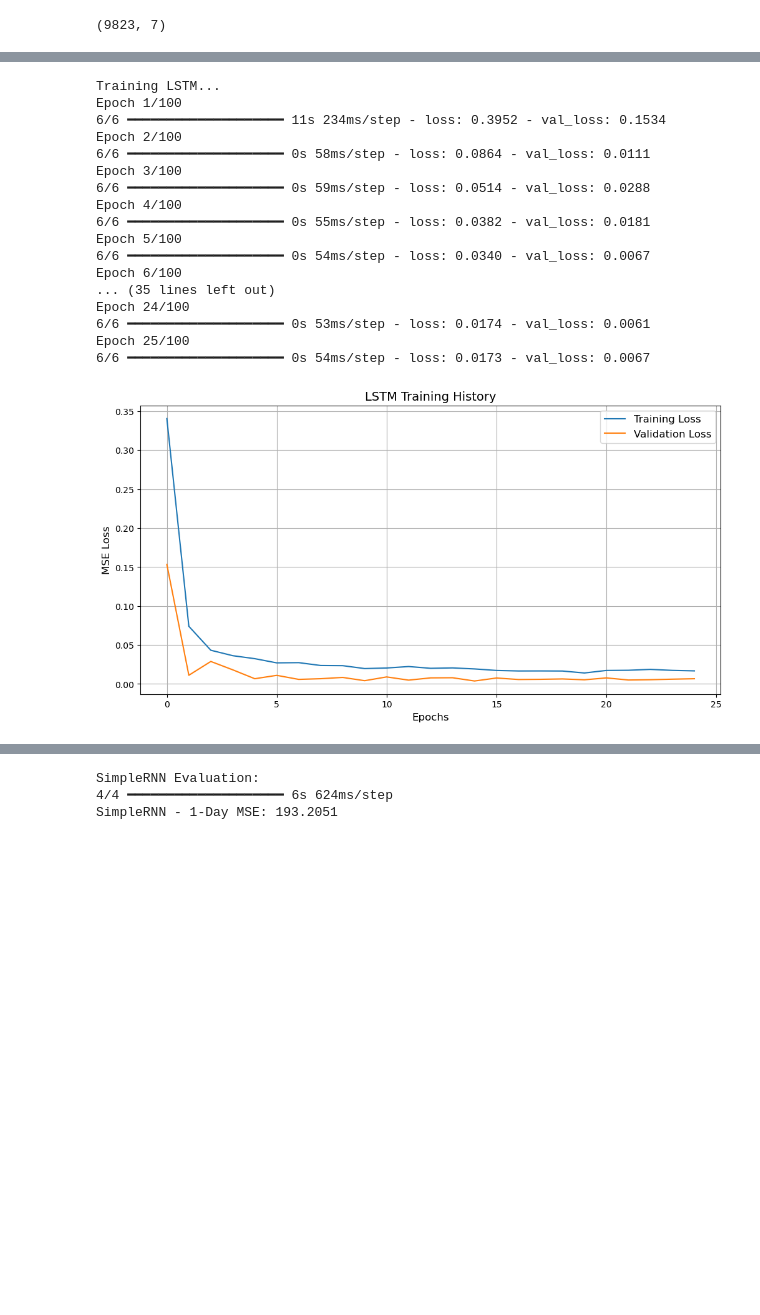
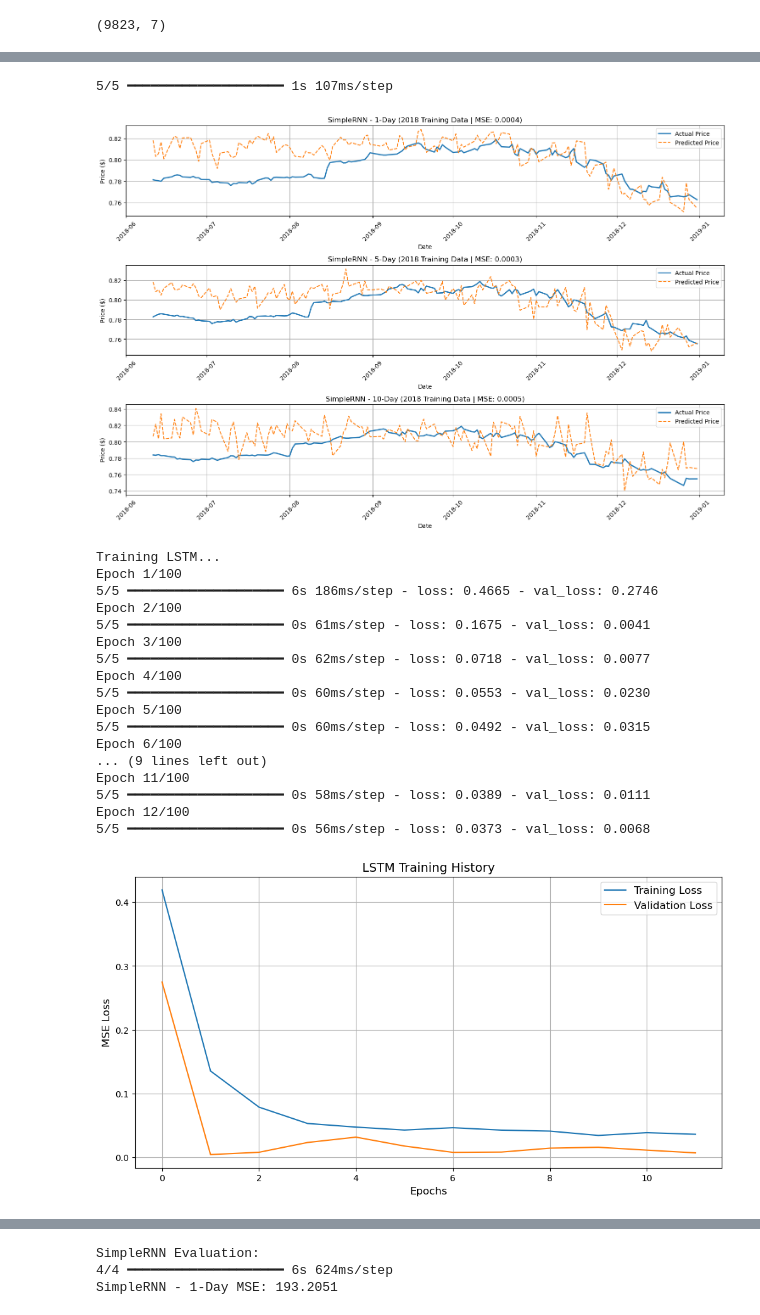
Before and after one commit to Kritika1996/Apple-Stock-Price-Prediction, a Jupyter notebook: Apple stock Final project.ipynb, the cells around one changed output, grey strips where cells are left out. Drawn from its saved outputs; the diff is of its cells as text; code cells hidden in the pictures; blank space fills up the shorter version.

```diff
--- a/Apple stock Final project.ipynb
+++ b/Apple stock Final project.ipynb
@@ -193,19 +223,18 @@ def build_lstm_model(input_shape):
     return model
 # %%
 # Train Models
-def train_and_visualize(model, X_train, y_train, X_test, y_test, model_name):
+def evaluate_training_performance(model, X_train_scaled, y_train_actual, train_dates, X_test, y_test, scaler, model_name):
     early_stop = EarlyStopping(monitor='val_loss', patience=10, restore_best_weights=True)
 
     history = model.fit(
-        X_train, y_train,
+        X_train_scaled, y_train_actual,
         validation_data=(X_test, y_test),
         epochs=100,
         batch_size=32,
         callbacks=[early_stop],
         verbose=1
     )
-
-    # Plot training history
+     # Plot training history
     plt.figure(figsize=(12, 6))
     plt.plot(history.history['loss'], label='Training Loss')
     plt.plot(history.history['val_loss'], label='Validation Loss')
@@ -216,7 +245,34 @@ def train_and_visualize(model, X_train, y_train, X_test, y_test, model_name):
     plt.grid(True)
     plt.show()
 
-    return model
+    # Generate predictions
+    y_pred_scaled = model.predict(X_train_scaled)
+
+    # Inverse scaling
+    y_train_actual_unscaled = scaler.inverse_transform(y_train_actual.reshape(-1, 1)).reshape(y_train_actual.shape)
+    y_pred_actual_unscaled = scaler.inverse_transform(y_pred_scaled.reshape(-1, 1)).reshape(y_pred_scaled.shape)
+
+    horizons = ['1-Day', '5-Day', '10-Day']
+
+    # Plot for each horizon
+    plt.figure(figsize=(15, 10))
+    for i, horizon in enumerate(horizons):
+        plt.subplot(3, 1, i+1)
+        plt.plot(train_dates, y_train_actual_unscaled[:, i], label='Actual Price', linewidth=2)
+        plt.plot(train_dates, y_pred_actual_unscaled[:, i], label='Predicted Price', linestyle='--')
+
+        # Calculate MSE
+        mse = mean_squared_error(y_train_actual_unscaled[:, i], y_pred_actual_unscaled[:, i])
+
+        plt.title(f'{model_name} - {horizon} (2018 Training Data | MSE: {mse:.4f})', fontsize=12)
+        plt.xlabel('Date', fontsize=10)
+        plt.ylabel('Price ($)', fontsize=10)
+        plt.legend()
+        plt.grid(True)
+        plt.xticks(rotation=45)
+
+    plt.tight_layout()
+    plt.show()
 # %%
 # Evaluation with dates
 def evaluate_model(model, X_test, y_test, test_dates, scaler, model_name):
@@ -290,17 +346,17 @@ def plot_comparison(rnn_results, lstm_results):
 # Main execution
 if __name__ == "__main__":
     # Initialize models
-    input_shape = (X_train.shape[1], X_train.shape[2])  # (seq_length=100, features=1)
+    input_shape = (X_train_scaled.shape[1],1)  # (seq_length=100, features=1)
 
     rnn_model = build_rnn_model(input_shape)
     lstm_model = build_lstm_model(input_shape)
 
     # Train and visualize
     print("Training RNN...")
-    rnn_model = train_and_visualize(rnn_model, X_train, y_train, X_test, y_test, "SimpleRNN")
+    rnn_model = evaluate_training_performance(rnn_model, X_train_scaled, y_train_actual, train_dates, X_test,y_test,scaler, "SimpleRNN")
 
     print("\nTraining LSTM...")
-    lstm_model = train_and_visualize(lstm_model, X_train, y_train, X_test, y_test, "LSTM")
+    lstm_model = evaluate_training_performance(lstm_model, X_train_scaled, y_train_actual,train_dates,X_test,y_test, scaler, "LSTM")
 # %% [output]
 Training RNN...
 Epoch 1/100
@@ -323,18 +379,20 @@ Epoch 35/100
-Training LSTM...
-Epoch 1/100
-6/6 ━━━━━━━━━━━━━━━━━━━━ 11s 234ms/step - loss: 0.3952 - val_loss: 0.1534
-Epoch 2/100
-6/6 ━━━━━━━━━━━━━━━━━━━━ 0s 58ms/step - loss: 0.0864 - val_loss: 0.0111
-Epoch 3/100
-6/6 ━━━━━━━━━━━━━━━━━━━━ 0s 59ms/step - loss: 0.0514 - val_loss: 0.0288
-Epoch 4/100
-6/6 ━━━━━━━━━━━━━━━━━━━━ 0s 55ms/step - loss: 0.0382 - val_loss: 0.0181
-Epoch 5/100
-6/6 ━━━━━━━━━━━━━━━━━━━━ 0s 54ms/step - loss: 0.0340 - val_loss: 0.0067
-Epoch 6/100
-... (35 lines left out)
-Epoch 24/100
-6/6 ━━━━━━━━━━━━━━━━━━━━ 0s 53ms/step - loss: 0.0174 - val_loss: 0.0061
-Epoch 25/100
-6/6 ━━━━━━━━━━━━━━━━━━━━ 0s 54ms/step - loss: 0.0173 - val_loss: 0.0067
+5/5 ━━━━━━━━━━━━━━━━━━━━ 1s 107ms/step
-[figure, old version]
+[figure, new version]
+Training LSTM...
+Epoch 1/100
+5/5 ━━━━━━━━━━━━━━━━━━━━ 6s 186ms/step - loss: 0.4665 - val_loss: 0.2746
+Epoch 2/100
+5/5 ━━━━━━━━━━━━━━━━━━━━ 0s 61ms/step - loss: 0.1675 - val_loss: 0.0041
+Epoch 3/100
+5/5 ━━━━━━━━━━━━━━━━━━━━ 0s 62ms/step - loss: 0.0718 - val_loss: 0.0077
+Epoch 4/100
+5/5 ━━━━━━━━━━━━━━━━━━━━ 0s 60ms/step - loss: 0.0553 - val_loss: 0.0230
+Epoch 5/100
+5/5 ━━━━━━━━━━━━━━━━━━━━ 0s 60ms/step - loss: 0.0492 - val_loss: 0.0315
+Epoch 6/100
+... (9 lines left out)
+Epoch 11/100
+5/5 ━━━━━━━━━━━━━━━━━━━━ 0s 58ms/step - loss: 0.0389 - val_loss: 0.0111
+Epoch 12/100
+5/5 ━━━━━━━━━━━━━━━━━━━━ 0s 56ms/step - loss: 0.0373 - val_loss: 0.0068
+[figure, added]
```
Also changed, not shown: parts of 7 cells of this notebook.
